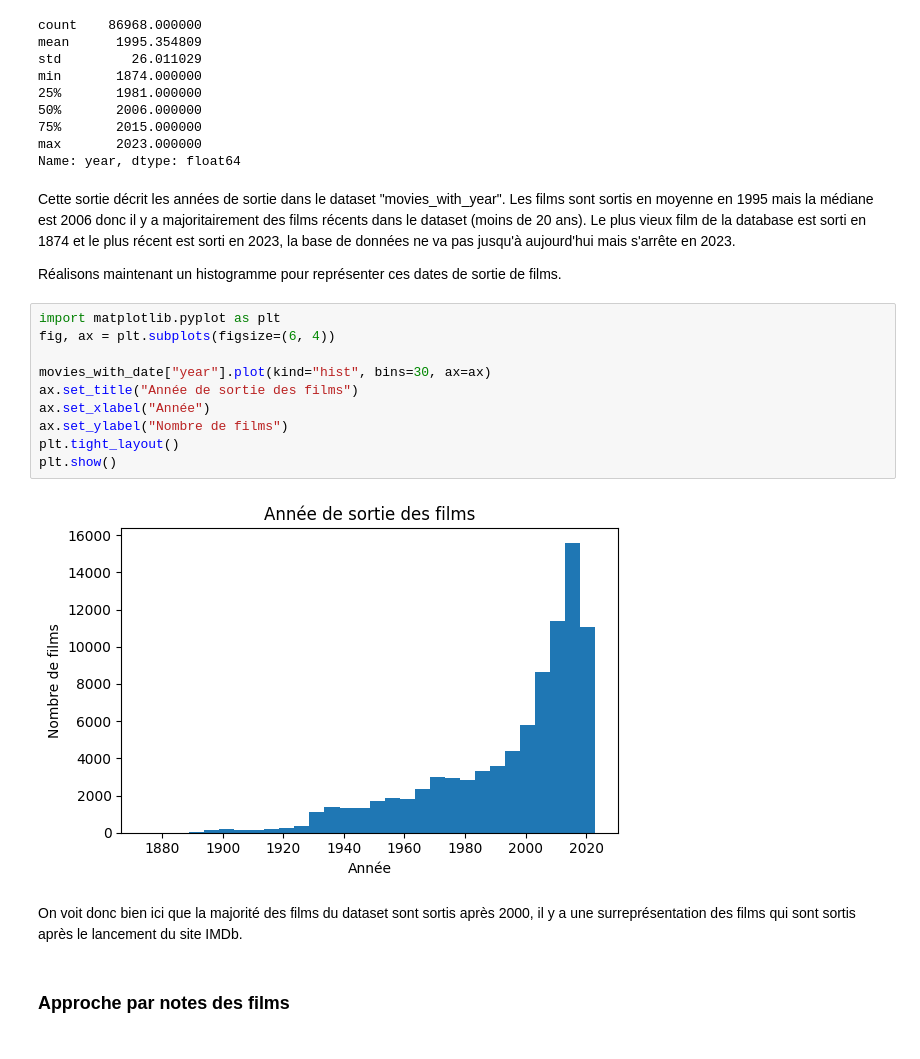
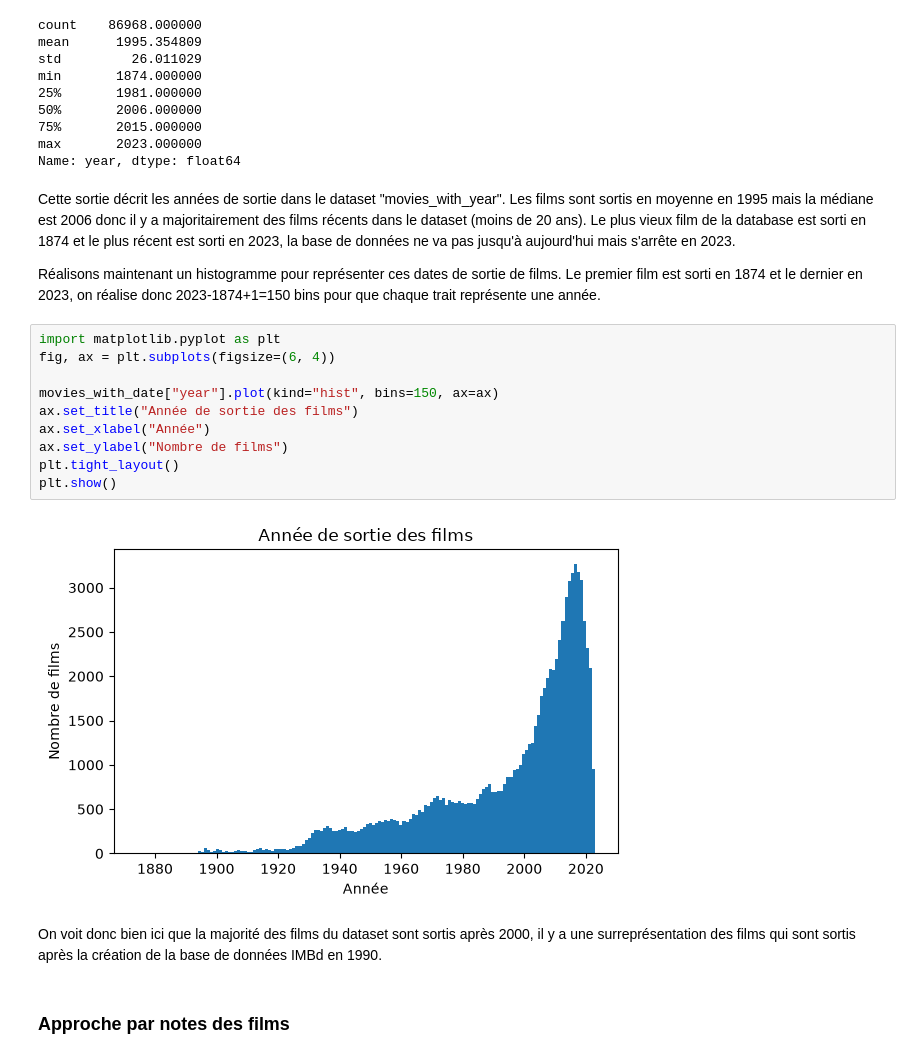
Before and after one commit to gcourtadon/ensae_pythondatascience_films, a Jupyter notebook: main.ipynb, the cells around one changed output. Drawn from its saved outputs; the diff is of its cells as text.

```diff
--- a/main.ipynb
+++ b/main.ipynb
@@ -226,20 +229,20 @@ Name: year, dtype: float64
 # %% [markdown]
 Cette sortie décrit les années de sortie dans le dataset "movies_with_year". Les films sont sortis en moyenne en 1995 mais la médiane est 2006 donc il y a majoritairement des films récents dans le dataset (moins de 20 ans). Le plus vieux film de la database est sorti en 1874 et le plus récent est sorti en 2023, la base de données ne va pas jusqu'à aujourd'hui mais s'arrête en 2023.
 
-Réalisons maintenant un histogramme pour représenter ces dates de sortie de films.
+Réalisons maintenant un histogramme pour représenter ces dates de sortie de films. Le premier film est sorti en 1874 et le dernier en 2023, on réalise donc 2023-1874+1=150 bins pour que chaque trait représente une année.
 # %%
 import matplotlib.pyplot as plt
 fig, ax = plt.subplots(figsize=(6, 4))
 
-movies_with_date["year"].plot(kind="hist", bins=30, ax=ax)
+movies_with_date["year"].plot(kind="hist", bins=150, ax=ax)
 ax.set_title("Année de sortie des films")
 ax.set_xlabel("Année")
 ax.set_ylabel("Nombre de films")
 plt.tight_layout()
 plt.show()
 # %% [output]
-[figure, old version]
+[figure, new version]
 # %% [markdown]
-On voit donc bien ici que la majorité des films du dataset sont sortis après 2000, il y a une surreprésentation des films qui sont sortis après le lancement du site IMDb.
+On voit donc bien ici que la majorité des films du dataset sont sortis après 2000, il y a une surreprésentation des films qui sont sortis après la création de la base de données IMBd en 1990.
 # %% [markdown]
 ### Approche par notes des films
```
Also changed, not shown: parts of 12 cells of this notebook.
